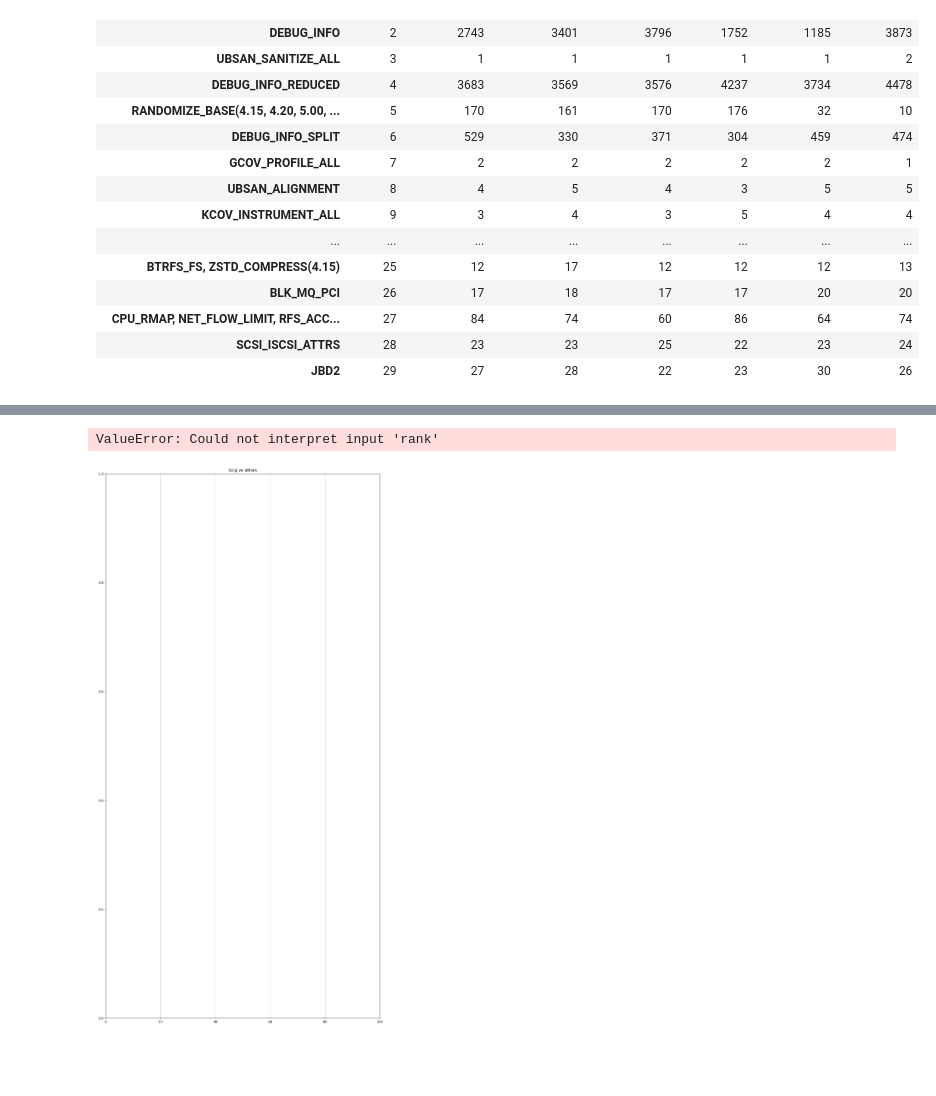
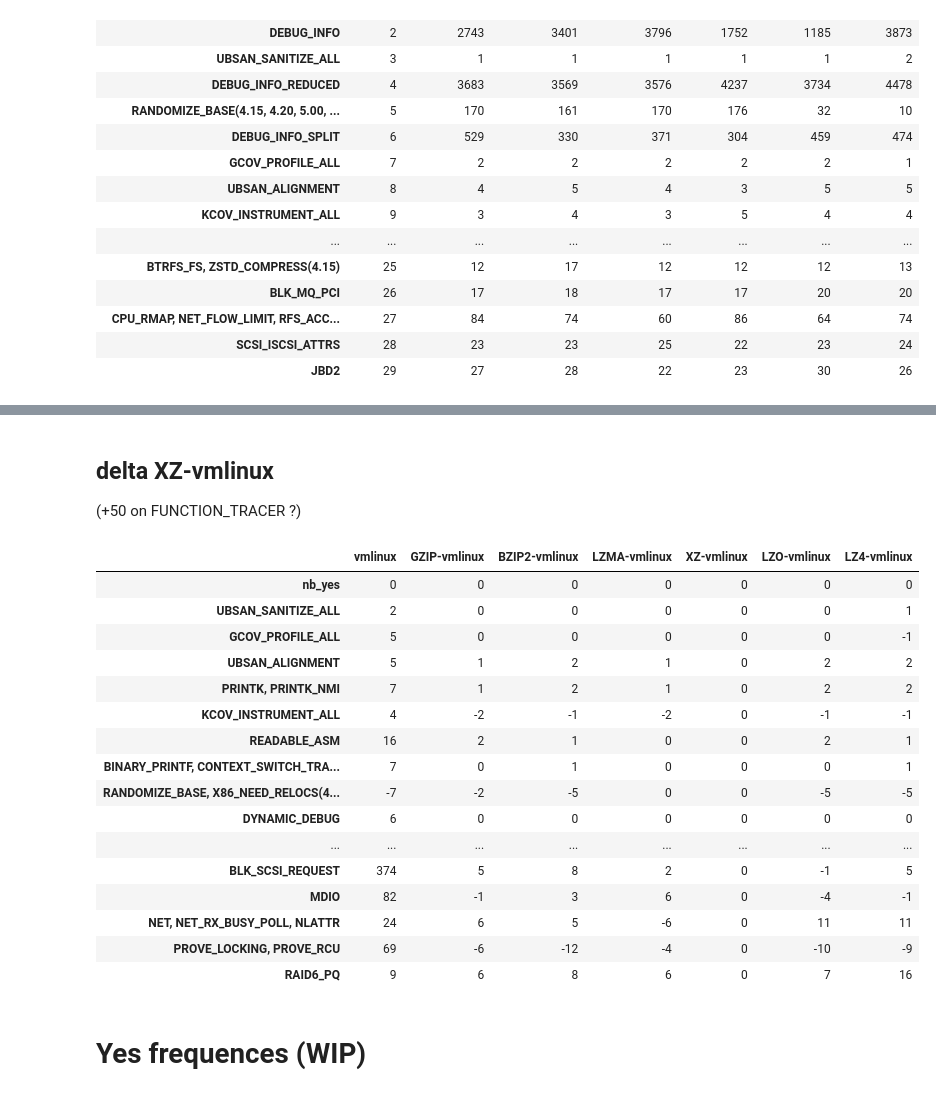
Before and after one commit to TuxML/tuxai, a Jupyter notebook: notebooks/2023_02_01.ipynb, the cells around one changed output, grey strips where cells are left out. Drawn from its saved outputs; the diff is of its cells as text; code cells hidden in the pictures; blank space fills up the shorter version.

```diff
--- a/notebooks/2023_02_01.ipynb
+++ b/notebooks/2023_02_01.ipynb
@@ -240,19 +266,25 @@ df_gzip
-# %%
-fig, ax = plt.subplots(figsize=(15, 30))
-plt.xlim(0, 100)
-ax.xaxis.grid(True)
-ax.set(ylabel="")
-plt.title("Gzip vs others")
-
-sns.boxplot(
-    x="rank",
-    y="option",
-    data=df_gzip,
-    whis=[0, 100],
-    width=0.6,
-    palette="vlag",
-    ax=ax,
-)
-# %% [output]
-ValueError: Could not interpret input 'rank'
-[figure, removed]
+# %% [markdown]
+## delta XZ-vmlinux
+(+50 on FUNCTION_TRACER ?)
+# %%
+delta("XZ-vmlinux", 30)
+# %% [output]
+|  | vmlinux | GZIP-vmlinux | BZIP2-vmlinux | LZMA-vmlinux | XZ-vmlinux | LZO-vmlinux | LZ4-vmlinux |
+| nb_yes | 0 | 0 | 0 | 0 | 0 | 0 | 0 |
+| UBSAN_SANITIZE_ALL | 2 | 0 | 0 | 0 | 0 | 0 | 1 |
+| GCOV_PROFILE_ALL | 5 | 0 | 0 | 0 | 0 | 0 | -1 |
+| UBSAN_ALIGNMENT | 5 | 1 | 2 | 1 | 0 | 2 | 2 |
+| PRINTK, PRINTK_NMI | 7 | 1 | 2 | 1 | 0 | 2 | 2 |
+| KCOV_INSTRUMENT_ALL | 4 | -2 | -1 | -2 | 0 | -1 | -1 |
+| READABLE_ASM | 16 | 2 | 1 | 0 | 0 | 2 | 1 |
+| BINARY_PRINTF, CONTEXT_SWITCH_TRA... | 7 | 0 | 1 | 0 | 0 | 0 | 1 |
+| RANDOMIZE_BASE, X86_NEED_RELOCS(4... | -7 | -2 | -5 | 0 | 0 | -5 | -5 |
+| DYNAMIC_DEBUG | 6 | 0 | 0 | 0 | 0 | 0 | 0 |
+| ... | ... | ... | ... | ... | ... | ... | ... |
+| BLK_SCSI_REQUEST | 374 | 5 | 8 | 2 | 0 | -1 | 5 |
+| MDIO | 82 | -1 | 3 | 6 | 0 | -4 | -1 |
+| NET, NET_RX_BUSY_POLL, NLATTR | 24 | 6 | 5 | -6 | 0 | 11 | 11 |
+| PROVE_LOCKING, PROVE_RCU | 69 | -6 | -12 | -4 | 0 | -10 | -9 |
+| RAID6_PQ | 9 | 6 | 8 | 6 | 0 | 7 | 16 |
+# %% [markdown]
+# Yes frequences (WIP)
```
Also changed, not shown: parts of 18 cells of this notebook, 1 other file.
